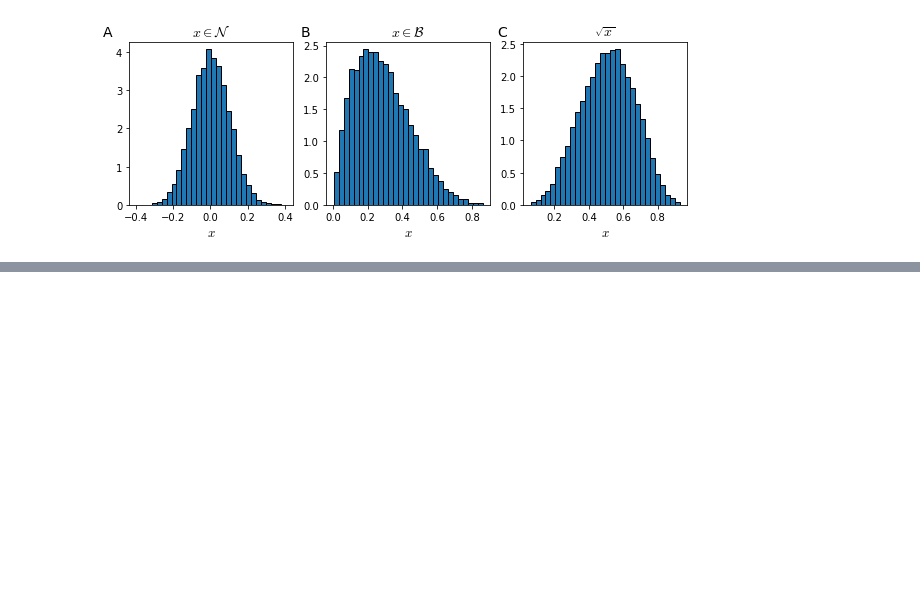
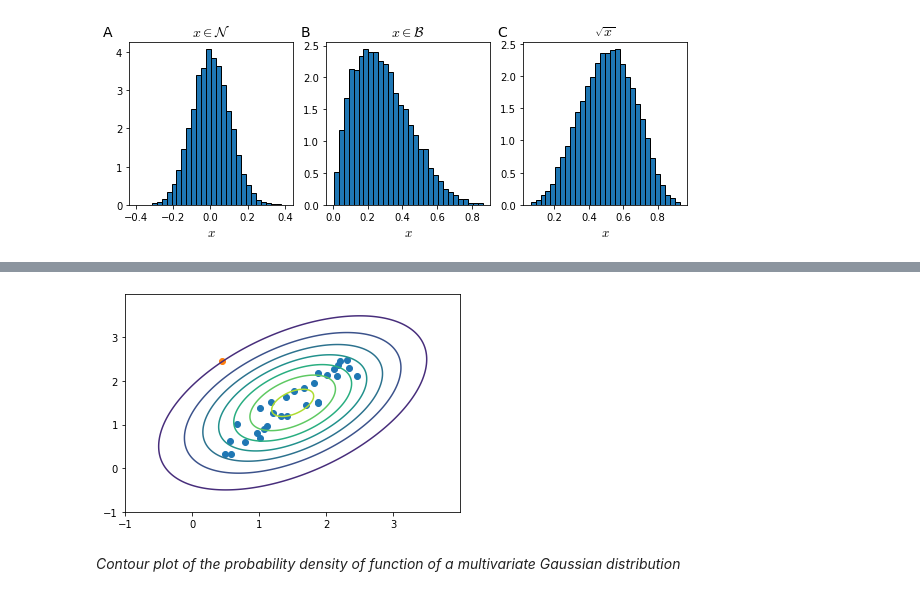
Before and after one commit to marnec/ML, a Jupyter notebook: ML-24-AnomalyDetection.ipynb, the cells around one changed output, grey strips where cells are left out. Cells and saved outputs as stored; diff of their text form; code cells hidden in the pictures; blank space fills up the shorter version.

```diff
--- a/ML-24-AnomalyDetection.ipynb
+++ b/ML-24-AnomalyDetection.ipynb
@@ -186,0 +262,12 @@ for ax, dist, l, t in zip(axes, [g, b, t], ['A', 'B', 'C'], titles):
+# %%
+xm, ym = np.mgrid[-1:4:.01, -1:4:.01]
+pos = np.dstack((xm, ym))
+rv = multivariate_normal([1.5, 1.5], [[1.0, 0.5], [0.5, 1]])
+fig, ax = plt.subplots()
+ax.contour(xm, ym, rv.pdf(pos))
+ax.scatter(x, y)
+ax.scatter(*a);
+# %% [output]
+[figure, added]
+# %% [markdown]
+<i id="multivarinclined">Contour plot of the probability density of function of a multivariate Gaussian distribution</i>
```
Also changed, not shown: parts of 6 cells of this notebook, 3 other files.
